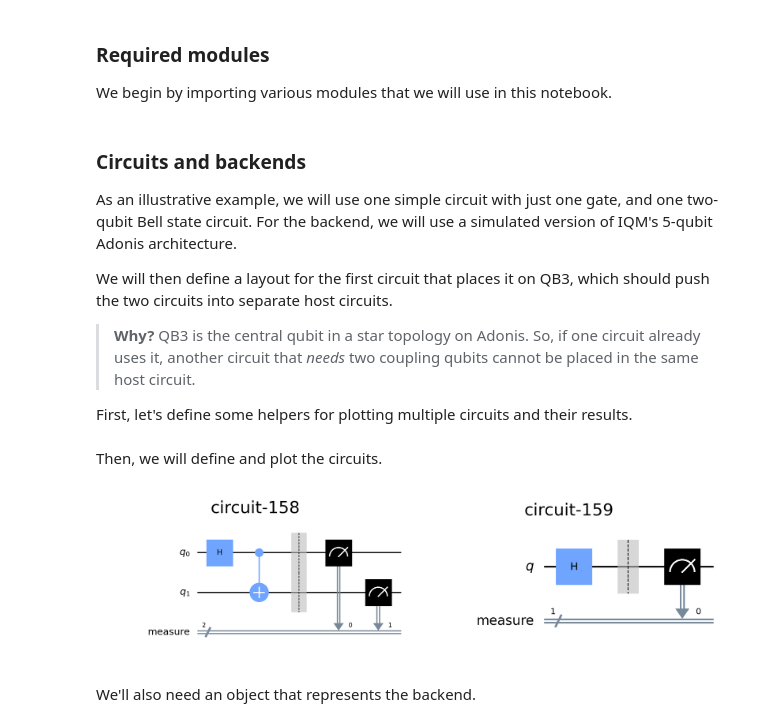
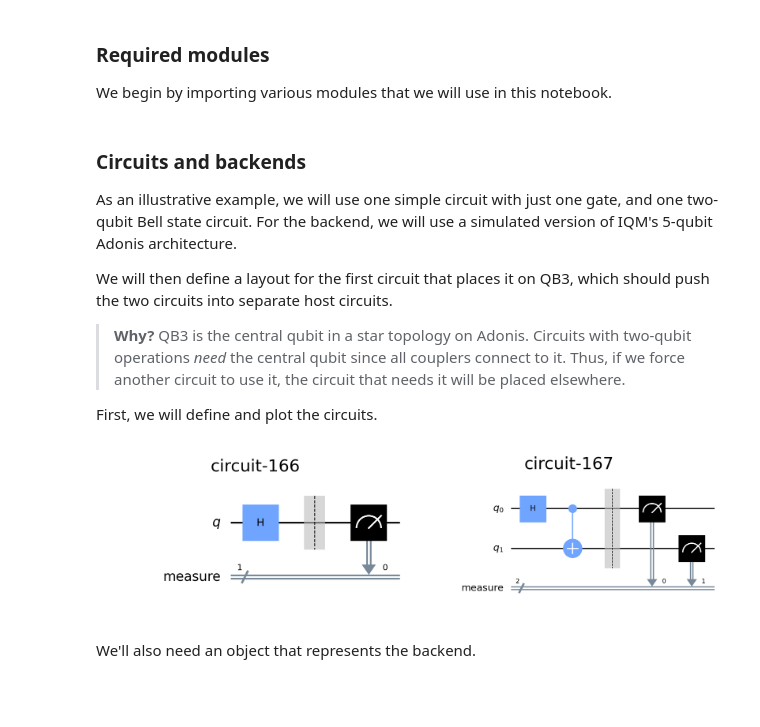
Before and after one commit to vttresearch/qc-parallelizer, a Jupyter notebook: notebooks/circuit-layouts.ipynb, the cells around one changed output. Saved outputs shown, nothing was run; the diff lists cells and outputs as text; code cells hidden in the pictures; blank space fills up the shorter version.

```diff
--- a/notebooks/circuit-layouts.ipynb
+++ b/notebooks/circuit-layouts.ipynb
@@ -24,55 +27,22 @@ architecture.
 We will then define a layout for the first circuit that places it on QB3, which should push the two
 circuits into separate host circuits.
 
-> **Why?** QB3 is the central qubit in a star topology on Adonis. So, if one circuit already uses
-  it, another circuit that _needs_ two coupling qubits cannot be placed in the same host circuit.
+> **Why?** QB3 is the central qubit in a star topology on Adonis. Circuits with two-qubit operations
+  _need_ the central qubit since all couplers connect to it. Thus, if we force another circuit to
+  use it, the circuit that needs it will be placed elsewhere.
 
-First, let's define some helpers for plotting multiple circuits and their results.
+First, we will define and plot the circuits.
-# %%
-def plot_circuits(circuits, figsize=None, **kwargs):
-    if len(circuits) > 0 and not isinstance(circuits[0], list):
-        circuits = [circuits]
-    nrows, ncols = len(circuits), max(len(row) for row in circuits)
-    fig, axs = plt.subplots(nrows=nrows, ncols=ncols, dpi=300, figsize=figsize)
-    circuit_index = 0
-    for i, row in enumerate(circuits):
-        for j, circuit in enumerate(row):
-            ax = (
-                axs[i, j]
-                if nrows > 1 and ncols > 1
-                else axs[j]
-                if ncols > 1
-                else axs[i]
-                if nrows > 1
-                else axs
-            )
-            circuit.draw(output="mpl", style="clifford", ax=ax, **kwargs)
-            ax.set_title(circuit.name or f"Circuit {circuit_index}")
-            circuit_index += 1
-    plt.tight_layout()
-    plt.show()
-
-
-def plot_histograms(counts, figsize=None, **kwargs):
-    fig, axs = plt.subplots(nrows=1, ncols=len(counts), dpi=300, figsize=figsize)
-    for i, count_dict in enumerate(counts):
-        ax = axs[i] if len(counts) > 1 else axs
-        qiskit.visualization.plot_histogram(count_dict, ax=ax, **kwargs)
-        ax.set_title(f"Histogram {i}")
-    plt.tight_layout()
-    plt.show()
-# %% [markdown]
-Then, we will define and plot the circuits.
 # %%
-circuits = [qiskit.QuantumCircuit(2)] + [qiskit.QuantumCircuit(1)]
+circuits = [qiskit.QuantumCircuit(1)] + [qiskit.QuantumCircuit(2)]
 for circuit in circuits:
     circuit.h(0)
-    if circuit.width() > 1: circuit.cx(0, 1)
+    if circuit.width() > 1:
+        circuit.cx(0, 1)
     circuit.measure_active()
 
 plot_circuits(circuits)
 # %% [output]
-[figure, old version]
+[figure, new version]
 # %% [markdown]
 We'll also need an object that represents the backend.
 # %%
```
Also changed, not shown: parts of 15 cells of this notebook, 26 other files.
